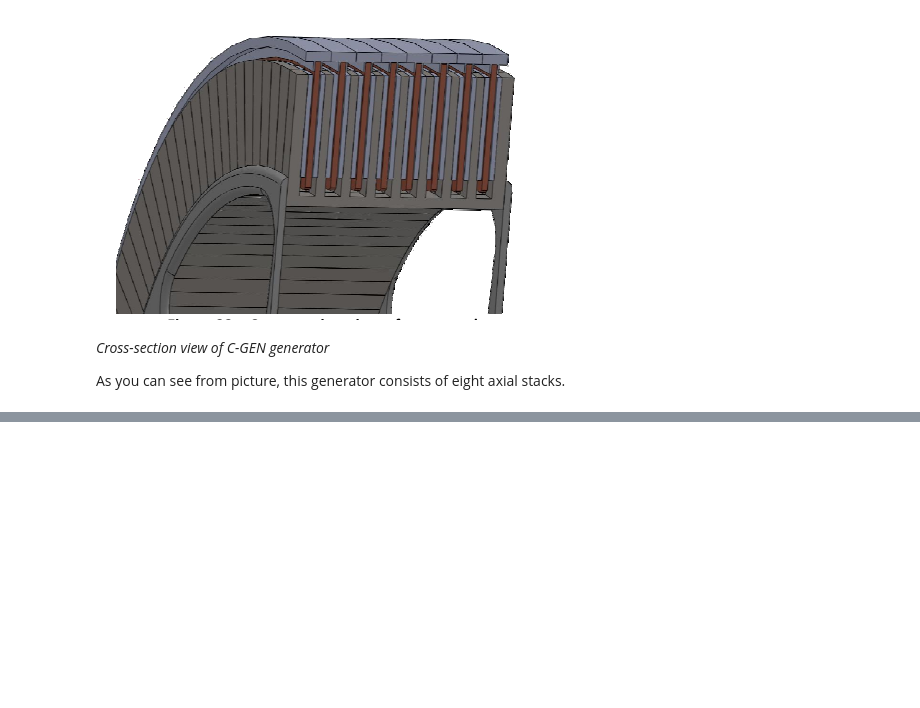
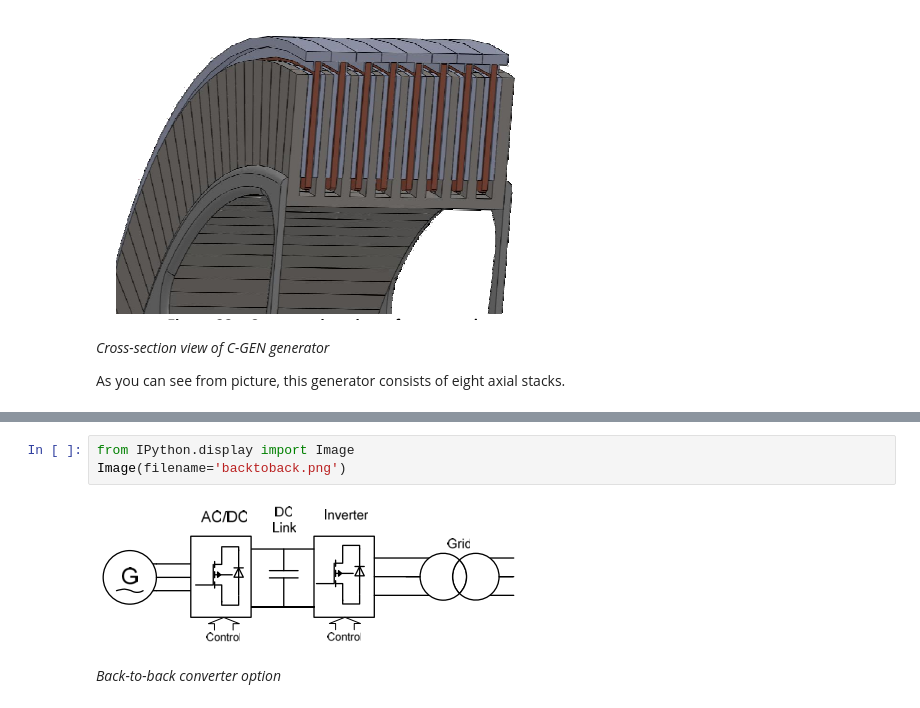
Before and after one commit to aydinbaskaya/MS_Thesis, a Jupyter notebook: Modular Generators/Documents/Direct-drive wind turbines .ipynb, the cells around one changed output, grey strips where cells are left out. Saved outputs shown, nothing was run; the diff lists cells and outputs as text; blank space fills up the shorter version.

```diff
--- a/Modular Generators/Documents/Direct-drive wind turbines .ipynb
+++ b/Modular Generators/Documents/Direct-drive wind turbines .ipynb
@@ -344,0 +395,7 @@ As you can see from picture, this generator consists of eight axial stacks.
+# %%
+from IPython.display import Image
+Image(filename='backtoback.png')
+# %% [output]
+[figure, added]
+# %% [markdown]
+*Back-to-back converter option*
```
Also changed, not shown: parts of 8 cells of this notebook.
